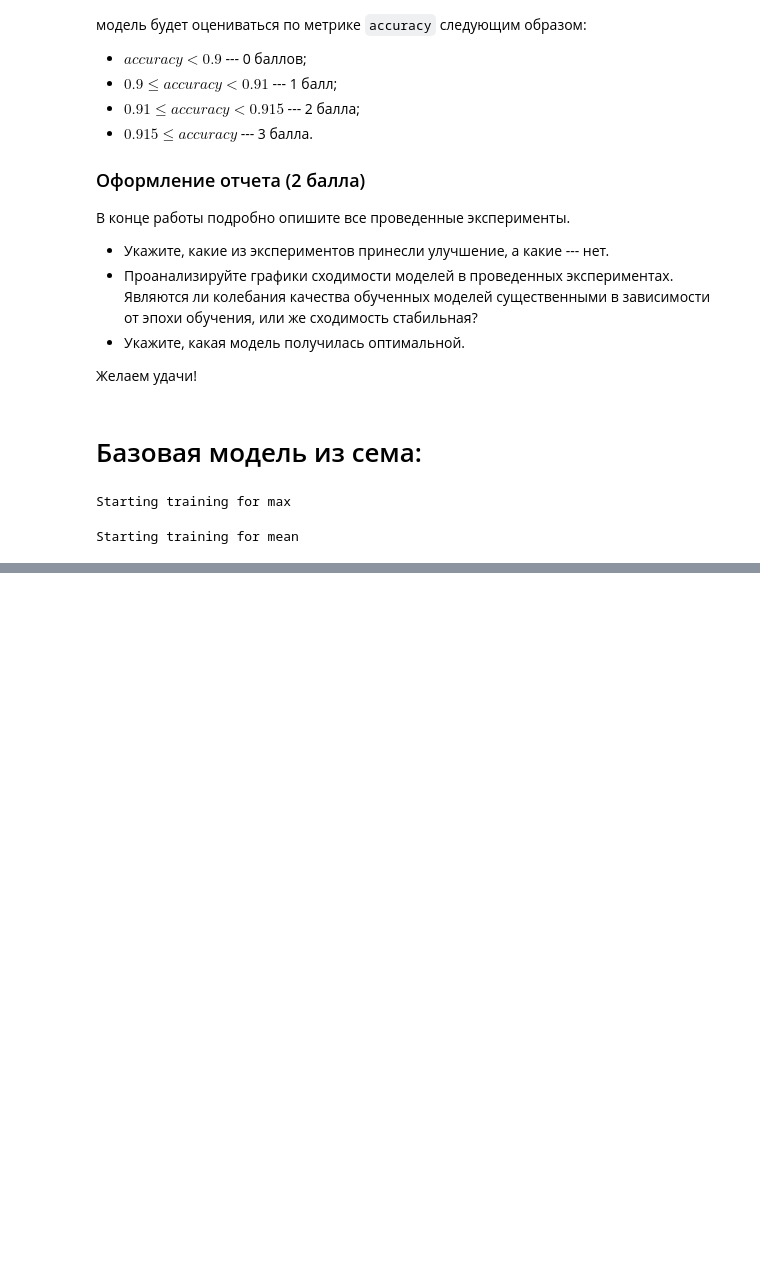
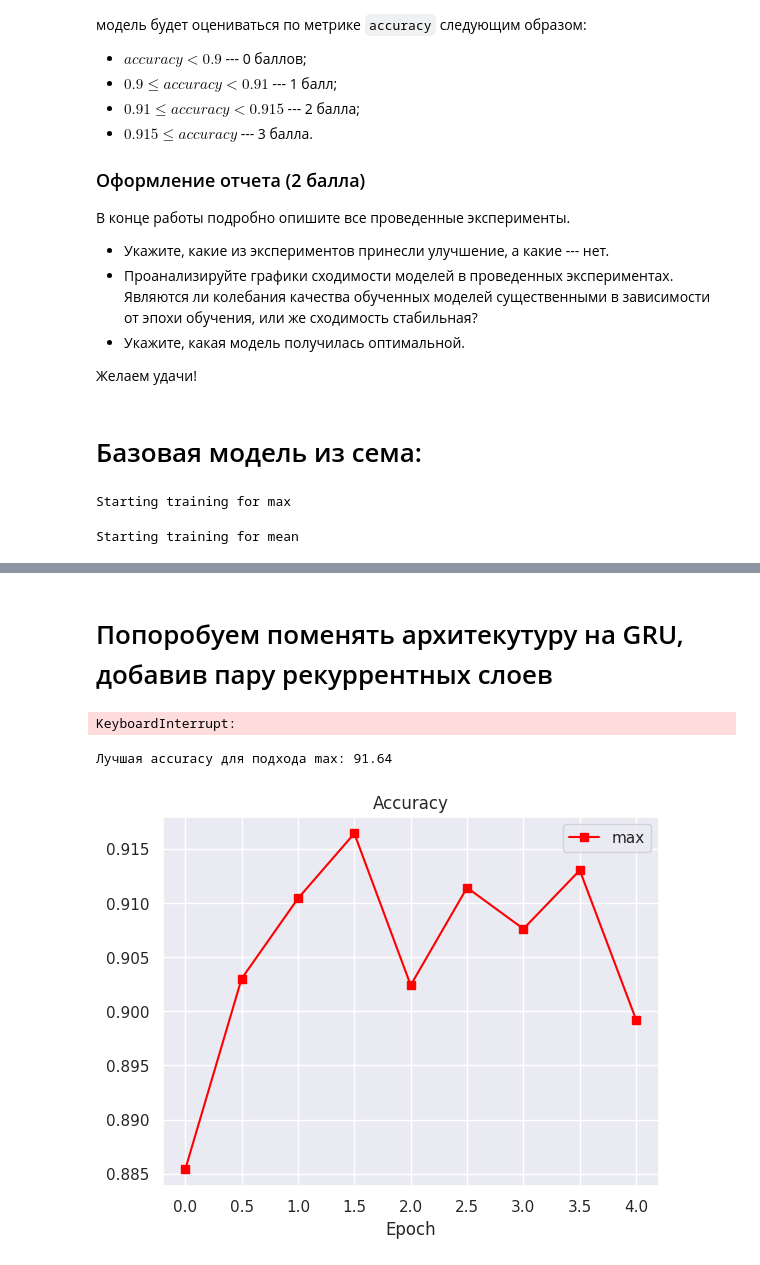
Before and after one commit to Mistmoonn/laba, a Jupyter notebook: week_02_RNN/Homework/hw_2_text_classification.ipynb, the cells around one changed output, grey strips where cells are left out. Saved outputs shown, nothing was run; the diff lists cells and outputs as text; code cells hidden in the pictures; blank space fills up the shorter version.

```diff
--- a/week_02_RNN/Homework/hw_2_text_classification.ipynb
+++ b/week_02_RNN/Homework/hw_2_text_classification.ipynb
@@ -328,0 +331,77 @@ plt.show()
+# %% [markdown]
+# Попоробуем поменять архитекутуру на GRU, добавив пару рекуррентных слоев
+# %%
+class GruLM(nn.Module):
+  def __init__(
+        self, hidden_dim: int, vocab_size: int, num_classes: int = 4,
+        aggregation_type: str = 'max', num_layers: int = 2
+  ):
+    super().__init__()
+    self.embedding=nn.Embedding(vocab_size, hidden_dim)
+    self.rnn = nn.GRU(hidden_dim, hidden_dim, num_layers=num_layers, batch_first=True,dropout=0.2)
+    self.linear = nn.Linear(hidden_dim, hidden_dim)
+    self.projection=nn.Linear(hidden_dim, num_classes)
+    self.non_lin=nn.Tanh()
+    self.dropout=nn.Dropout(p=0.2)
+    self.aggregation_type = aggregation_type
+
+
+  def forward(self, input_batch):
+    embeddings = self.embedding(input_batch)
+    output, _ =self.rnn(embeddings)
+    output = output.max(dim=1)[0]
+    output=self.dropout(self.linear(self.non_lin(output)))
+    prediction = self.projection(self.non_lin(output))
+
+    return prediction
+# %%
+num_epoch = 5
+
+
+losses_type = {}
+acc_type = {}
+losses = []
+acc = []
+
+model = GruLM(
+    hidden_dim=256, vocab_size=len(vocab), aggregation_type='max').to(device)
+criterion = nn.CrossEntropyLoss()
+optimizer = torch.optim.Adam(model.parameters())
+
+for epoch in range(num_epoch):
+    epoch_losses = []
+    model.train()
+    for i, batch in enumerate(tqdm(train_dataloader, desc=f'Training epoch {epoch}:')):
+        optimizer.zero_grad()
+        logits = model(batch['input_ids'])
+        loss = criterion(logits, batch['label'])
+        loss.backward()
+        optimizer.step()
+        epoch_losses.append(loss.item())
+
+    model.eval()
+    acc.append(evaluate(model, eval_dataloader))
+    model.train()
+
+    losses.append(sum(epoch_losses) / len(epoch_losses))
+
+    losses.append(sum(epoch_losses) / len(epoch_losses))
+
+losses_type[aggregation_type] = losses
+acc_type[aggregation_type] = acc
+# %% [output]
+KeyboardInterrupt:
+# %%
+name, color = 'max', 'red'
+acc_values = acc_type['max'][1:]
+epochs_for_acc = np.linspace(0, num_epoch - 1, len(acc_values))
+plt.plot(epochs_for_acc, acc_values, color=color, label=name, marker='s')
+print(f"Лучшая accuracy для подхода {name}: {(max(acc_values) * 100):.2f}")
+
+plt.title('Accuracy')
+plt.xlabel("Epoch")
+plt.legend()
+plt.show()
+# %% [output]
+Лучшая accuracy для подхода max: 91.64
+[figure, added]
```
Also changed, not shown: parts of 14 cells of this notebook.
